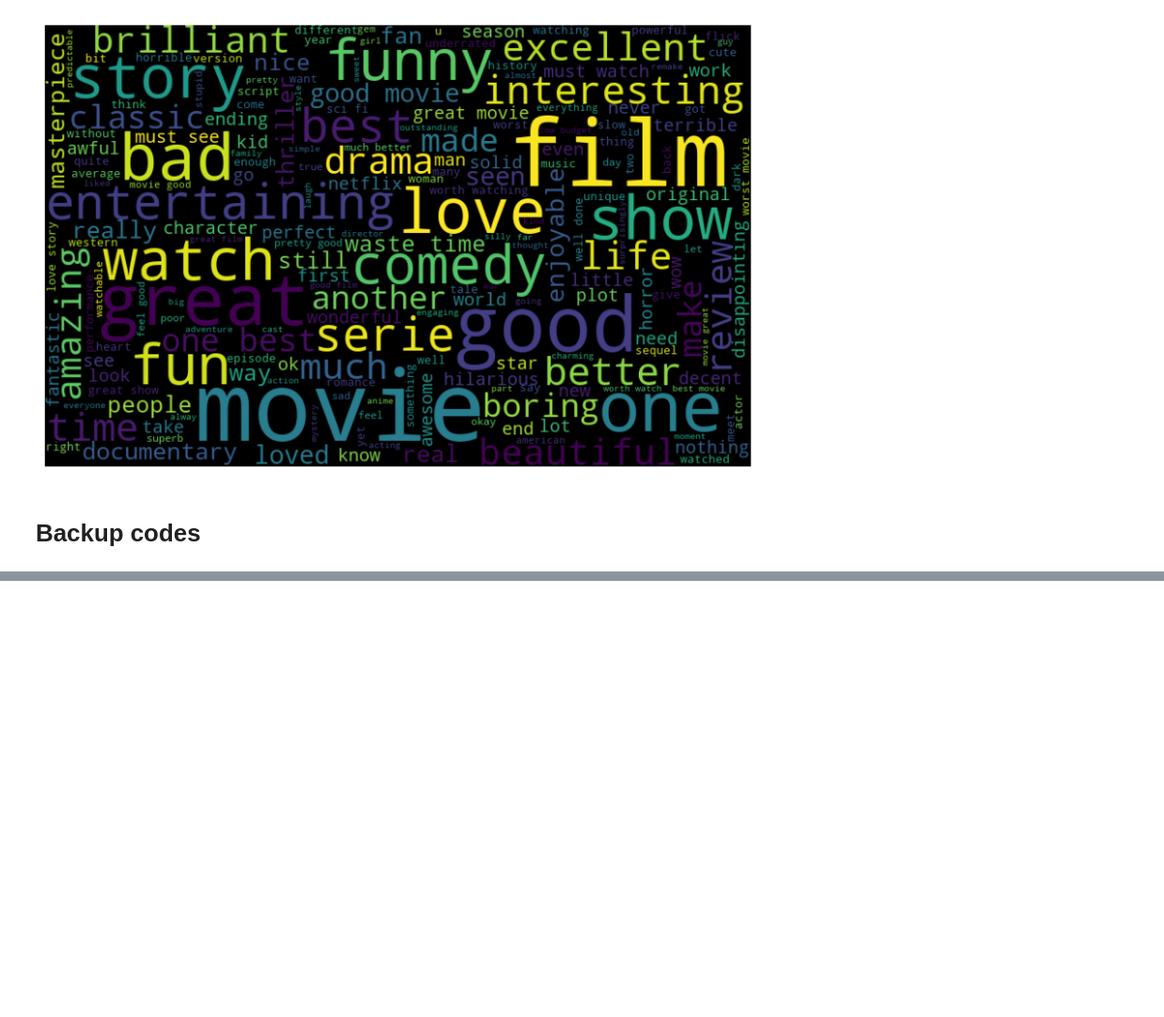
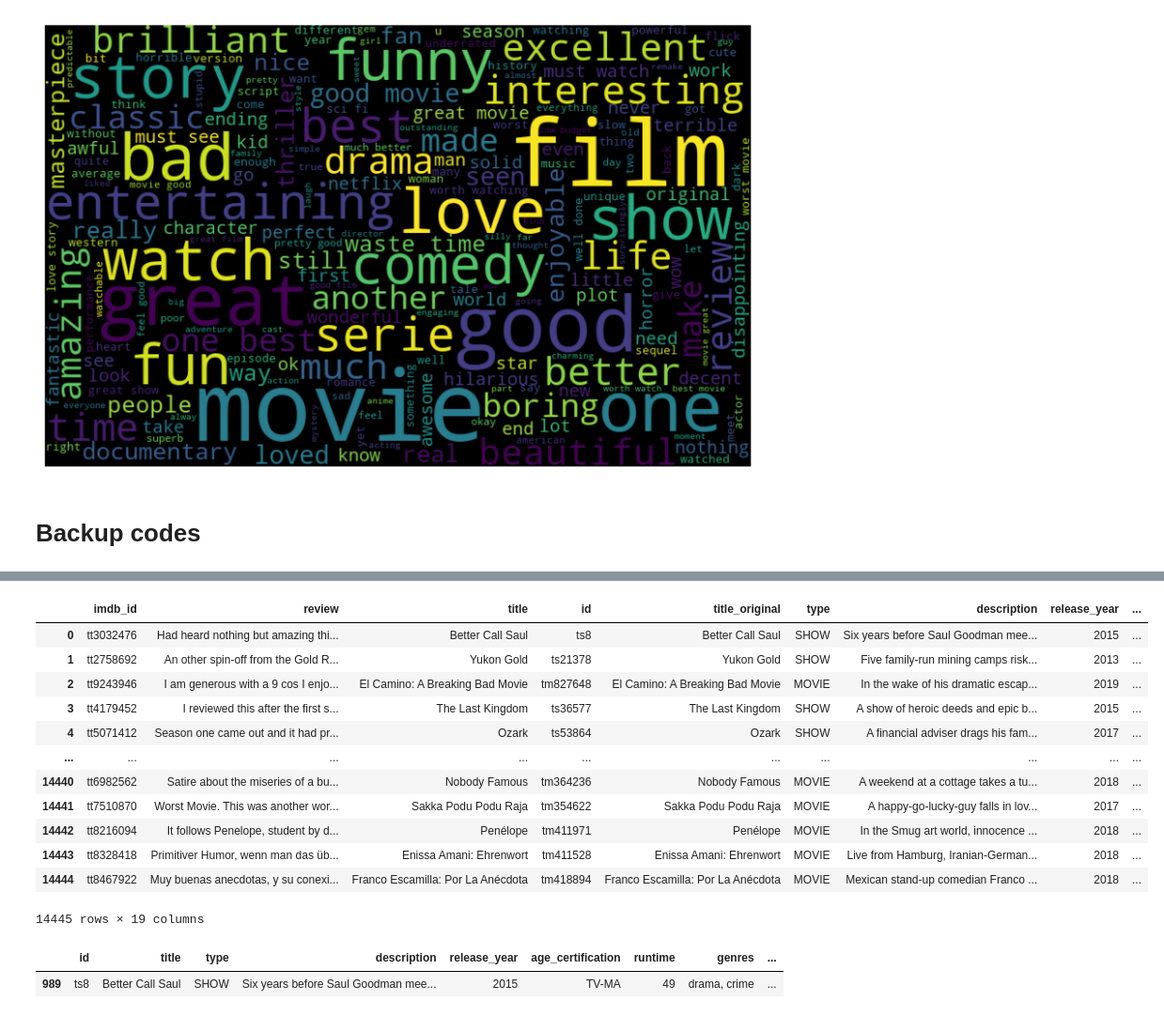
Before and after one commit to jrodrisanz/Final_project, a Jupyter notebook: src/main.ipynb, the cells around one changed output, grey strips where cells are left out. Shown at 94% size. Drawn from its saved outputs; the diff is of its cells as text; code cells hidden in the pictures; blank space fills up the shorter version.

```diff
--- a/src/main.ipynb
+++ b/src/main.ipynb
@@ -1441,0 +1634,52 @@ if opcion_seleccionada == 'Buscar Película':
+# %%
+#Versión mejorada: esta función establece relaciones de similitud a través de comentarios de imdb, lo que resulta más ajustado que la similitud de descripciones
+
+import pandas as pd
+from sklearn.feature_extraction.text import TfidfVectorizer
+from sklearn.metrics.pairwise import linear_kernel
+
+respuestas= 'Breaking Bad'
+
+def generar_recomendaciones(respuestas):
+    titles = pd.read_csv('../data/clean/titles.csv', encoding='utf-8', encoding_errors='ignore')
+    comments = pd.read_csv('../data/clean/critics.csv', encoding='utf-8', encoding_errors='ignore')
+
+    # 1. Filtro por peli o serie fav
+    tfidf = TfidfVectorizer(stop_words='english')              # Definir objeto vectorizador TF-IDF
+    tfidf_matrix = tfidf.fit_transform(comments['review'])   # construir matriz TF-IDF
+
+    cosine_sim = linear_kernel(tfidf_matrix, tfidf_matrix)       # similitud de cosenos
+
+    indices = pd.Series(comments.index, index=comments['title']).drop_duplicates()  # construir mapa inverso de índices y títulos de películas
+
+    idx = indices[respuestas]
+    sim_scores = list(enumerate(cosine_sim[idx]))
+    sim_scores = sorted(sim_scores, key=lambda x: x[1], reverse=True)       # ordenar las películas por similitud de contenido
+    movie_id = [i[0] for i in sim_scores]
+    df_filtrado = comments.iloc[movie_id]
+    df_filtrado = df_filtrado.iloc[1:]
+    df_filtrado = df_filtrado.merge(titles.rename(columns={'title': 'title_original'}), on='imdb_id', how='inner')
+
+    return df_filtrado
+# %%
+generar_recomendaciones(respuestas)
+# %% [output]
+|  | imdb_id | review | title | id | title_original | type | description | release_year | ... |
+| 0 | tt3032476 | Had heard nothing but amazing thi... | Better Call Saul | ts8 | Better Call Saul | SHOW | Six years before Saul Goodman mee... | 2015 | ... |
+| 1 | tt2758692 | An other spin-off from the Gold R... | Yukon Gold | ts21378 | Yukon Gold | SHOW | Five family-run mining camps risk... | 2013 | ... |
+| 2 | tt9243946 | I am generous with a 9 cos I enjo... | El Camino: A Breaking Bad Movie | tm827648 | El Camino: A Breaking Bad Movie | MOVIE | In the wake of his dramatic escap... | 2019 | ... |
+| 3 | tt4179452 | I reviewed this after the first s... | The Last Kingdom | ts36577 | The Last Kingdom | SHOW | A show of heroic deeds and epic b... | 2015 | ... |
+| 4 | tt5071412 | Season one came out and it had pr... | Ozark | ts53864 | Ozark | SHOW | A financial adviser drags his fam... | 2017 | ... |
+| ... | ... | ... | ... | ... | ... | ... | ... | ... | ... |
+| 14440 | tt6982562 | Satire about the miseries of a bu... | Nobody Famous | tm364236 | Nobody Famous | MOVIE | A weekend at a cottage takes a tu... | 2018 | ... |
+| 14441 | tt7510870 | Worst Movie. This was another wor... | Sakka Podu Podu Raja | tm354622 | Sakka Podu Podu Raja | MOVIE | A happy-go-lucky-guy falls in lov... | 2017 | ... |
+| 14442 | tt8216094 | It follows Penelope, student by d... | Penélope | tm411971 | Penélope | MOVIE | In the Smug art world, innocence ... | 2018 | ... |
+| 14443 | tt8328418 | Primitiver Humor, wenn man das üb... | Enissa Amani: Ehrenwort | tm411528 | Enissa Amani: Ehrenwort | MOVIE | Live from Hamburg, Iranian-German... | 2018 | ... |
+| 14444 | tt8467922 | Muy buenas anecdotas, y su conexi... | Franco Escamilla: Por La Anécdota | tm418894 | Franco Escamilla: Por La Anécdota | MOVIE | Mexican stand-up comedian Franco ... | 2018 | ... |
+14445 rows × 19 columns
+# %%
+titles = pd.read_csv('../data/clean/titles.csv', encoding='utf-8', encoding_errors='ignore')
+titles.loc[titles['title'] == 'Better Call Saul']
+# %% [output]
+|  | id | title | type | description | release_year | age_certification | runtime | genres | ... |
+| 989 | ts8 | Better Call Saul | SHOW | Six years before Saul Goodman mee... | 2015 | TV-MA | 49 | drama, crime | ... |
```
Also changed, not shown: parts of 19 cells of this notebook, 1 other file.
